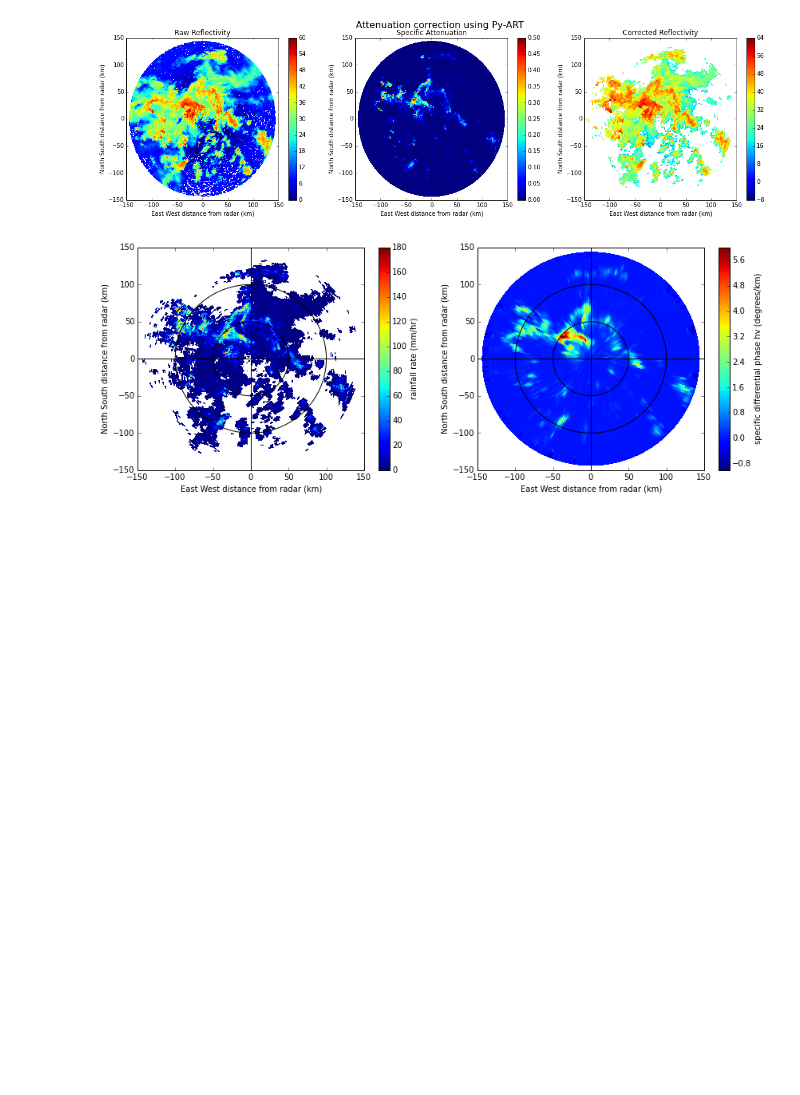
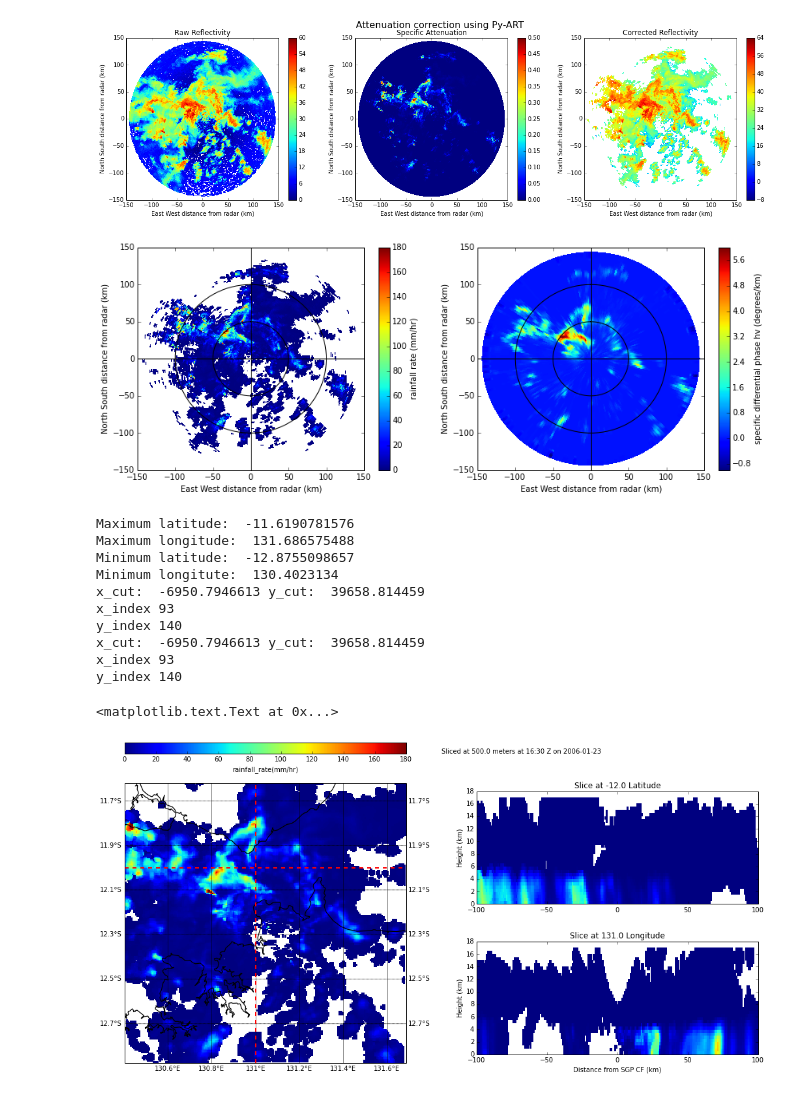
Before and after one commit to scollis/notebooks, a Jupyter notebook: TWP-ICE Rainfall.ipynb, the cells around one changed output. Cells and saved outputs as stored; diff of their text form; code cells hidden in the pictures; blank space fills up the shorter version.

Commit message:
updates on the TWPICE rainfall plot

```diff
--- a/TWP-ICE Rainfall.ipynb
+++ b/TWP-ICE Rainfall.ipynb
@@ -15,7 +212,7 @@ def dt_to_dict(dt, **kwargs):
         return dict([(pref+key, getattr(dt, key)) for key in
                     ['year', 'month', 'day', 'hour', 'minute', 'second']])
 # %%
-test_filename='/Volumes/LaCie/data/twpice/cpol/cfradial/20060123/cfrad.20060123_163009.000_to_20060123_163812.000_CPOL_v1_PPI.nc'
+test_filename='/data/cfrad.20060123_163009.000_to_20060123_163812.000_CPOL_v1_PPI.nc'
 myradar=pyart.io.read(test_filename)
 # %%
 print(myradar.fields.keys())
@@ -241,0 +448,13 @@ for plot_num in xrange(nplots):
+# %%
+crud_data=np.where(myradar.fields['corrected_reflectivity_horizontal']['data'] < -500.0)
+for field in myradar.fields.keys():
+    myradar.fields[field]['data'][crud_data]=-9999
+    myradar.fields[field]['data'][crud_data]=np.ma.masked
+#cp=corner_to_point([myradar.latitude['data'], myradar.longitude['data']], [cf_lat, cf_lon])
+mygrids = pyart.map.grid_from_radars(
+    (myradar,),
+    grid_shape=(201, 201, 35),
+    grid_limits= ((-100.*1000.0, 100.0*1000.0), (-100.0*1000.0, 100.0*1000.0),(0, 17000)),
+    fields=myradar.fields.keys(),
+    refl_field='corrected_reflectivity_horizontal',
+    max_refl=100., qrf_func=my_qrf,copy_field_data=True)
@@ -241,0 +464,58 @@ for plot_num in xrange(nplots):
+# %%
+display = pyart.graph.GridMapDisplay(mygrids, debug=True)
+
+fig = plt.figure(figsize=[15, 8])
+
+# panel sizes
+map_panel_axes = [0.05, 0.05, .4, .80]
+x_cut_panel_axes = [0.55, 0.10, .4, .30]
+y_cut_panel_axes = [0.55, 0.50, .4, .30]
+colorbar_panel_axes = [0.05, 0.90, .4, .03]
+
+# parameters
+level = 1
+vmin = 0.10
+vmax = 180
+lat = -12.0
+lon = 131.0
+
+# panel 1, basemap, radar reflectivity and NARR overlay
+ax1 = fig.add_axes(map_panel_axes)
+display.plot_basemap(lat_lines=np.arange(-11.5, -13.5, -.2) ,
+                     lon_lines=np.arange(129,132,.2), area_thresh=100,
+                     resolution='h')
+display.plot_grid('rain_rate_A', level=level, vmin=vmin, vmax=vmax)
+display.plot_crosshairs(lon=lon, lat=lat)
+
+# colorbar
+cbax = fig.add_axes(colorbar_panel_axes)
+display.plot_colorbar()
+
+# panel 2, longitude slice.
+ax2 = fig.add_axes(x_cut_panel_axes)
+display.plot_longitude_slice('rain_rate_A', lon=lon, lat=lat, vmin=vmin, vmax=vmax)
+ax2.set_xlabel('Distance from SGP CF (km)')
+
+# panel 3, latitude slice
+ax3 = fig.add_axes(y_cut_panel_axes)
+display.plot_latitude_slice('rain_rate_A', lon=lon, lat=lat, vmin=vmin, vmax=vmax)
+
+# add a title
+slc_height = mygrids.axes['z_disp']['data'][level]
+dts = num2date(mygrids.axes['time']['data'], mygrids.axes['time']['units'])
+datestr = dts[0].strftime('%H:%M Z on %Y-%m-%d')
+title = 'Sliced at ' + str(slc_height) + ' meters at ' + datestr
+fig.text(0.5, 0.9, title)
+# %% [output]
+Maximum latitude:  -11.6190781576
+Maximum longitude:  131.686575488
+Minimum latitude:  -12.8755098657
+Minimum longitute:  130.4023134
+x_cut:  -6950.7946613 y_cut:  39658.814459
+x_index 93
+y_index 140
+x_cut:  -6950.7946613 y_cut:  39658.814459
+x_index 93
+y_index 140
+<matplotlib.text.Text at 0x...>
+[figure, added]
```
Also changed, not shown: parts of 8 cells of this notebook.
